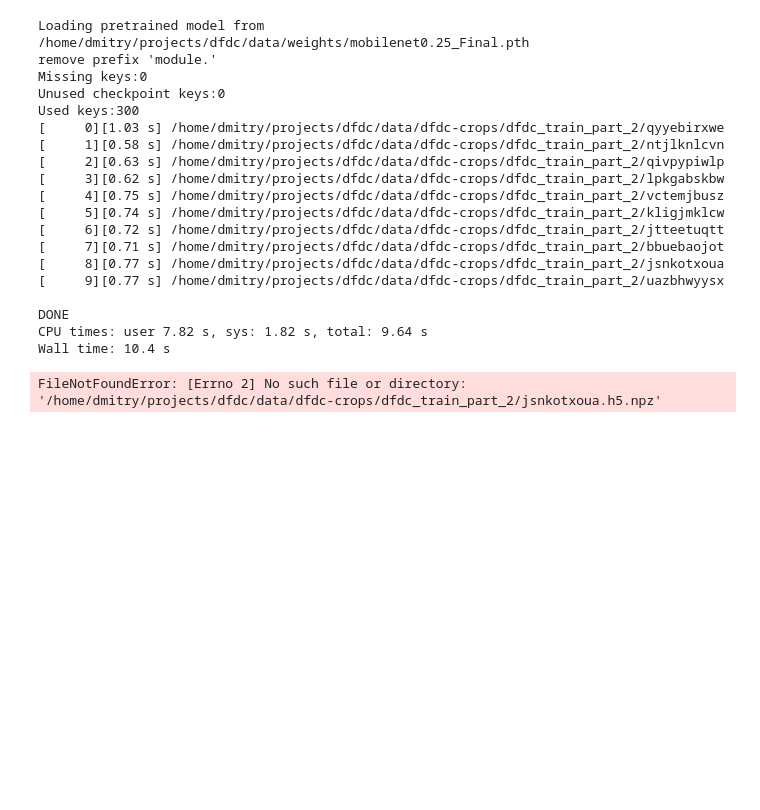
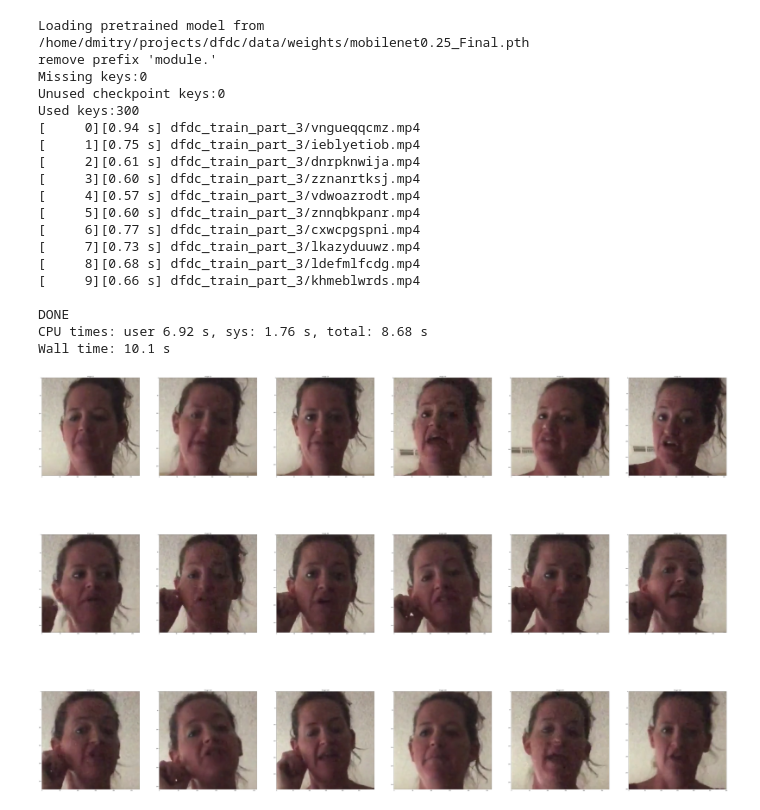
Before and after one commit to dmitry-vorobiev/kaggle-deepfake-detection-challenge, a Jupyter notebook: notebooks/prepare_data.ipynb, the cells around one changed output. Drawn from its saved outputs; the diff is of its cells as text; code cells hidden in the pictures; blank space fills up the shorter version.

Commit message:
read images from hdf5

```diff
--- a/notebooks/prepare_data.ipynb
+++ b/notebooks/prepare_data.ipynb
@@ -341,28 +372,29 @@ def prepare_data(
 # %%
 %%time
 gc.collect()
-prepare_data(start=0, end=10, max_open_files=300, bs=30, verbose=True,
-             chunk_dirs=['dfdc_train_part_2'])
+prepare_data(start=0, end=10, max_open_files=300, bs=30,
+             num_frames=30, stride=10,
+             verbose=True, chunk_dirs=['dfdc_train_part_3'])
 # %% [output]
 Loading pretrained model from /home/dmitry/projects/dfdc/data/weights/mobilenet0.25_Final.pth
 remove prefix 'module.'
 Missing keys:0
 Unused checkpoint keys:0
 Used keys:300
-[     0][1.03 s] /home/dmitry/projects/dfdc/data/dfdc-crops/dfdc_train_part_2/qyyebirxwe
-[     1][0.58 s] /home/dmitry/projects/dfdc/data/dfdc-crops/dfdc_train_part_2/ntjlknlcvn
-[     2][0.63 s] /home/dmitry/projects/dfdc/data/dfdc-crops/dfdc_train_part_2/qivpypiwlp
-[     3][0.62 s] /home/dmitry/projects/dfdc/data/dfdc-crops/dfdc_train_part_2/lpkgabskbw
-[     4][0.75 s] /home/dmitry/projects/dfdc/data/dfdc-crops/dfdc_train_part_2/vctemjbusz
-[     5][0.74 s] /home/dmitry/projects/dfdc/data/dfdc-crops/dfdc_train_part_2/kligjmklcw
-[     6][0.72 s] /home/dmitry/projects/dfdc/data/dfdc-crops/dfdc_train_part_2/jtteetuqtt
-[     7][0.71 s] /home/dmitry/projects/dfdc/data/dfdc-crops/dfdc_train_part_2/bbuebaojot
-[     8][0.77 s] /home/dmitry/projects/dfdc/data/dfdc-crops/dfdc_train_part_2/jsnkotxoua
-[     9][0.77 s] /home/dmitry/projects/dfdc/data/dfdc-crops/dfdc_train_part_2/uazbhwyysx
+[     0][0.94 s] dfdc_train_part_3/vngueqqcmz.mp4
+[     1][0.75 s] dfdc_train_part_3/ieblyetiob.mp4
+[     2][0.61 s] dfdc_train_part_3/dnrpknwija.mp4
+[     3][0.60 s] dfdc_train_part_3/zznanrtksj.mp4
+[     4][0.57 s] dfdc_train_part_3/vdwoazrodt.mp4
+[     5][0.60 s] dfdc_train_part_3/znnqbkpanr.mp4
+[     6][0.77 s] dfdc_train_part_3/cxwcpgspni.mp4
+[     7][0.73 s] dfdc_train_part_3/lkazyduuwz.mp4
+[     8][0.68 s] dfdc_train_part_3/ldefmlfcdg.mp4
+[     9][0.66 s] dfdc_train_part_3/khmeblwrds.mp4
 
 DONE
-CPU times: user 7.82 s, sys: 1.82 s, total: 9.64 s
-Wall time: 10.4 s
+CPU times: user 6.92 s, sys: 1.76 s, total: 8.68 s
+Wall time: 10.1 s
 # %%
 def show_images(images, cols = 1, titles = None):
     """Display a list of images in a single figure with matplotlib.
@@ -389,9 +421,15 @@ def show_images(images, cols = 1, titles = None):
         a.set_title(title)
     fig.set_size_inches(np.array(fig.get_size_inches()) * n_images)
     plt.show()
+# %%
+path = '/media/dmitry/data/hdf5/dfdc_train_part_3/cxwcpgspni.h5'
+num_frames = 18
+cols = math.ceil(num_frames / 6)
+faces = load_images_hdf5(path, num_frames=num_frames)
+show_images(faces, cols=cols)
+# %% [output]
+[figure, added]
 # %%
-path = '/home/dmitry/projects/dfdc/data/dfdc-crops/dfdc_train_part_2/jsnkotxoua.h5.npz'
-faces = load_images_from_npz(path)
-show_images(faces, cols=5)
+# path = '/media/dmitry/data/dfdc_train_part_2/jsnkotxoua.h5.npz'
+# faces = load_images_from_npz(path)
+# show_images(faces, cols=5)
-# %% [output]
-FileNotFoundError: [Errno 2] No such file or directory: '/home/dmitry/projects/dfdc/data/dfdc-crops/dfdc_train_part_2/jsnkotxoua.h5.npz'
```
Also changed, not shown: parts of 7 cells of this notebook.
